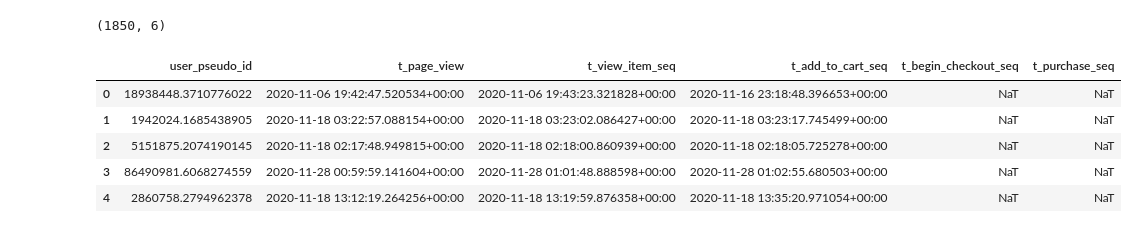
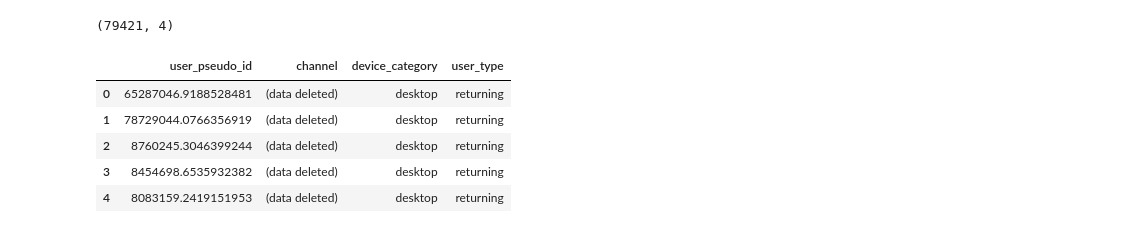
Before and after one commit to siddhantmishra-4098/funnel_analysis, a Jupyter notebook: notebooks/04_survival_analysis.ipynb, the cells around one changed output. Saved outputs shown, nothing was run; the diff lists cells and outputs as text; code cells hidden in the pictures.

Commit message:
survival Model

```diff
--- a/notebooks/04_survival_analysis.ipynb
+++ b/notebooks/04_survival_analysis.ipynb
@@ -5,23 +27,22 @@ import seaborn as sns
 # %%
 from google.cloud import bigquery
 
 client = bigquery.Client(project="funnel-analysis-project-503810")
 
-query = """
+covariates_query = """
     SELECT *
-    FROM `funnel-analysis-project-503810.funnel_analysis.funnel_sequential`
-    WHERE t_add_to_cart_seq IS NOT NULL
+    FROM `funnel-analysis-project-503810.funnel_analysis.funnel_survival`
 """
 
-df = client.query(query).to_dataframe()
+df_covariates = client.query(covariates_query).to_dataframe()
 
-print(df.shape)
-df.head()
+print(df_covariates.shape)
+df_covariates.head()
 # %% [output]
-(1850, 6)
+(79421, 4)
-|  | user_pseudo_id | t_page_view | t_view_item_seq | t_add_to_cart_seq | t_begin_checkout_seq | t_purchase_seq |
-| 0 | 18938448.3710776022 | 2020-11-06 19:42:47.520534+00:00 | 2020-11-06 19:43:23.321828+00:00 | 2020-11-16 23:18:48.396653+00:00 | NaT | NaT |
-| 1 | 1942024.1685438905 | 2020-11-18 03:22:57.088154+00:00 | 2020-11-18 03:23:02.086427+00:00 | 2020-11-18 03:23:17.745499+00:00 | NaT | NaT |
-| 2 | 5151875.2074190145 | 2020-11-18 02:17:48.949815+00:00 | 2020-11-18 02:18:00.860939+00:00 | 2020-11-18 02:18:05.725278+00:00 | NaT | NaT |
-| 3 | 86490981.6068274559 | 2020-11-28 00:59:59.141604+00:00 | 2020-11-28 01:01:48.888598+00:00 | 2020-11-28 01:02:55.680503+00:00 | NaT | NaT |
-| 4 | 2860758.2794962378 | 2020-11-18 13:12:19.264256+00:00 | 2020-11-18 13:19:59.876358+00:00 | 2020-11-18 13:35:20.971054+00:00 | NaT | NaT |
+|  | user_pseudo_id | channel | device_category | user_type |
+| 0 | 65287046.9188528481 | (data deleted) | desktop | returning |
+| 1 | 78729044.0766356919 | (data deleted) | desktop | returning |
+| 2 | 8760245.3046399244 | (data deleted) | desktop | returning |
+| 3 | 8454698.6535932382 | (data deleted) | desktop | returning |
+| 4 | 8083159.2419151953 | (data deleted) | desktop | returning |
```
Also changed, not shown: parts of 33 cells of this notebook, 2 other files.
